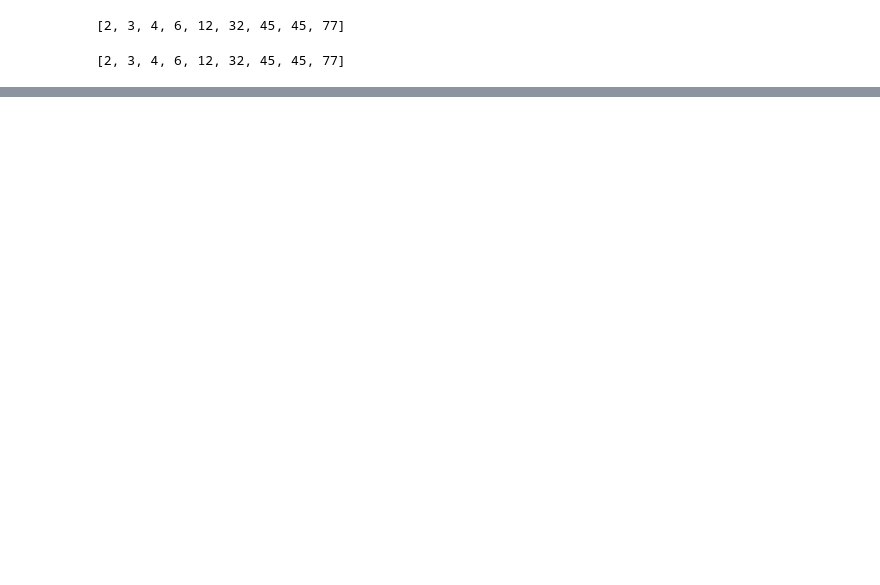
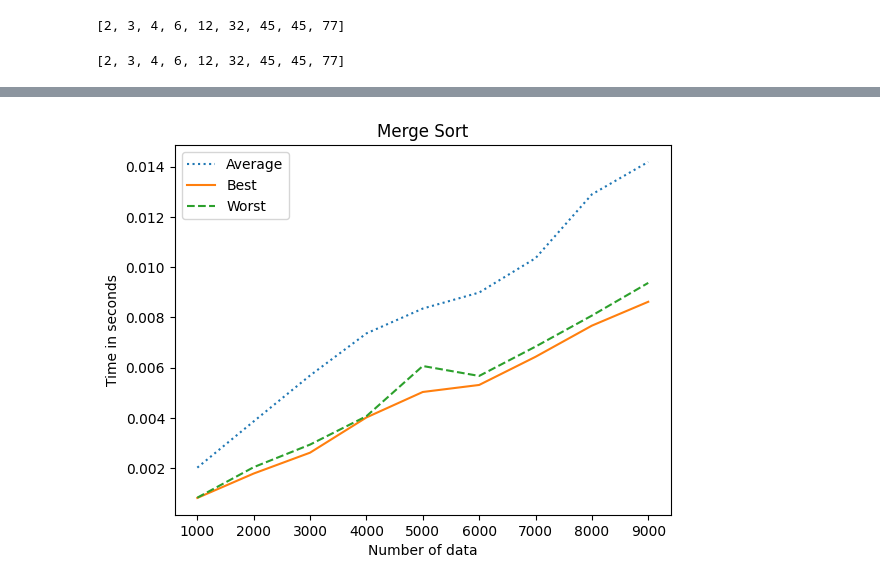
Before and after one commit to PriyanshuSharma1/Algorithms-Complexity, a Jupyter notebook: lab2/main.ipynb, the cells around one changed output, grey strips where cells are left out. Saved outputs shown, nothing was run; the diff lists cells and outputs as text; code cells hidden in the pictures; blank space fills up the shorter version.

```diff
--- a/lab2/main.ipynb
+++ b/lab2/main.ipynb
@@ -80,0 +26,23 @@ plt.show()
+# %%
+# random value
+for n in range(1000,80000,1000):
+    arr = [random.randint(0, 100000) for _ in range(n)]
+    start = time.time()
+    merge_sort(arr.copy())
+    end = time.time()
+    average_case_merge_sort.append([n, end - start])
+
+    start = time.time()
+    quick_sort(arr.copy())
+    end = time.time()
+    average_case_quick_sort.append([n, end - start])
+# Convert lists to pandas DataFrames
+df_merge_sort = pd.DataFrame(average_case_merge_sort, columns=['Input Size', 'Merge Sort Time'])
+df_quick_sort = pd.DataFrame(average_case_quick_sort, columns=['Input Size', 'Quick Sort Time'])
+
+# Merge the DataFrames on 'Input Size'
+df_results = pd.merge(df_merge_sort, df_quick_sort, on='Input Size')
+
+# Display the table
+print("Average Case")
+print(df_results)
@@ -80,0 +117,19 @@ plt.show()
+# %%
+df1 = pd.DataFrame(average_case_merge_sort, columns=['n', 'time'])
+df2 = pd.DataFrame(best_case_merge_sort, columns=['n', 'time'])
+df3 = pd.DataFrame(worst_case_merge_sort, columns=['n', 'time'])
+
+df4 = pd.DataFrame(average_case_quick_sort, columns=['n', 'time'])
+df5 = pd.DataFrame(best_case_quick_sort, columns=['n', 'time'])
+df6 = pd.DataFrame(worst_case_quick_sort, columns=['n', 'time'])
+# %%
+plt.title("Merge Sort")
+plt.xlabel("Number of data")
+plt.ylabel("Time in seconds")
+plt.plot(df1['n'], df1['time'], label="Average", linestyle='dotted')
+plt.plot(df2['n'], df2['time'], label="Best", linestyle='solid')
+plt.plot(df3['n'], df3['time'], label="Worst", linestyle='dashed')
+plt.legend()
+plt.show()
+# %% [output]
+[figure, added]
```
Also changed, not shown: parts of 9 cells of this notebook, 8 other files.
